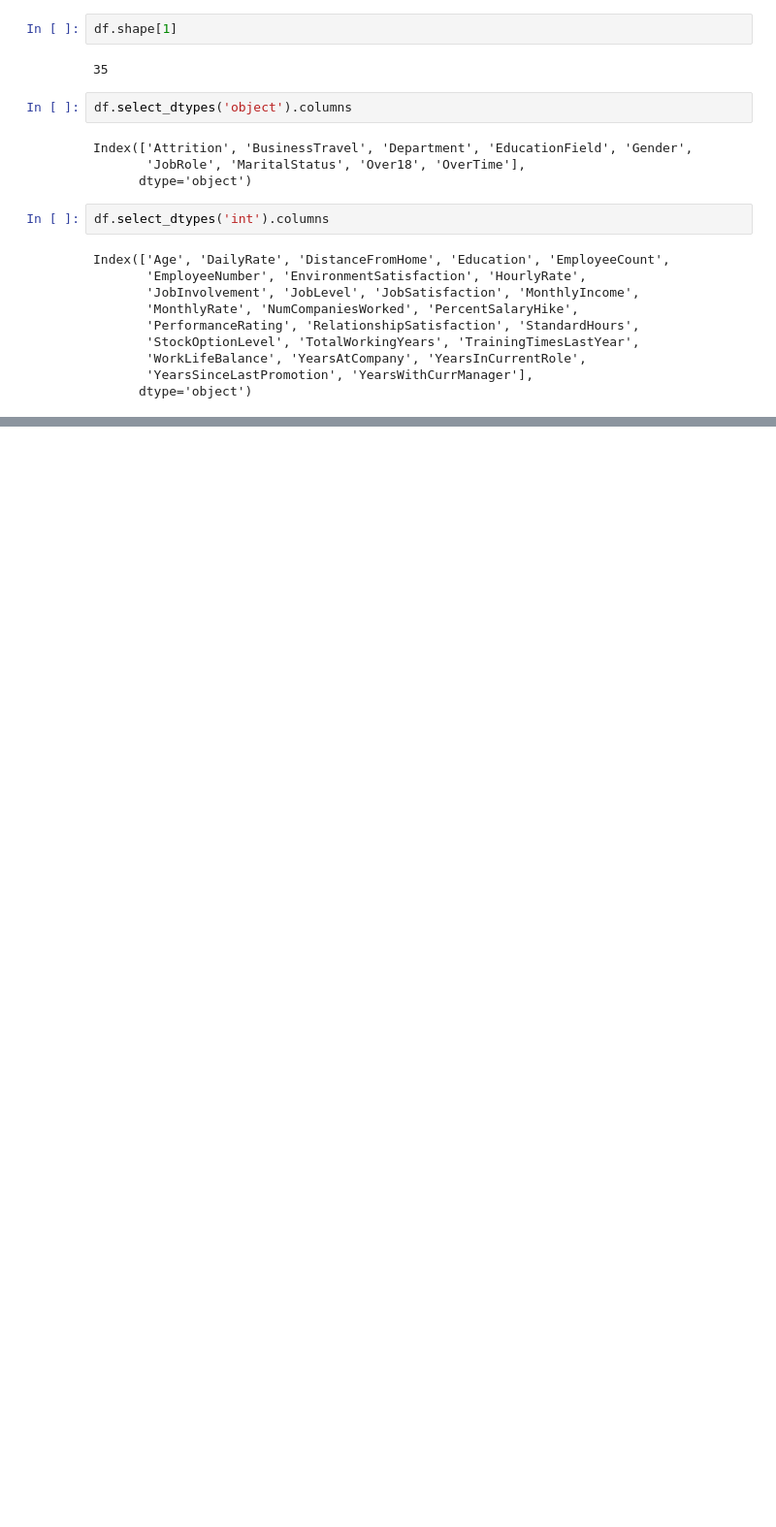
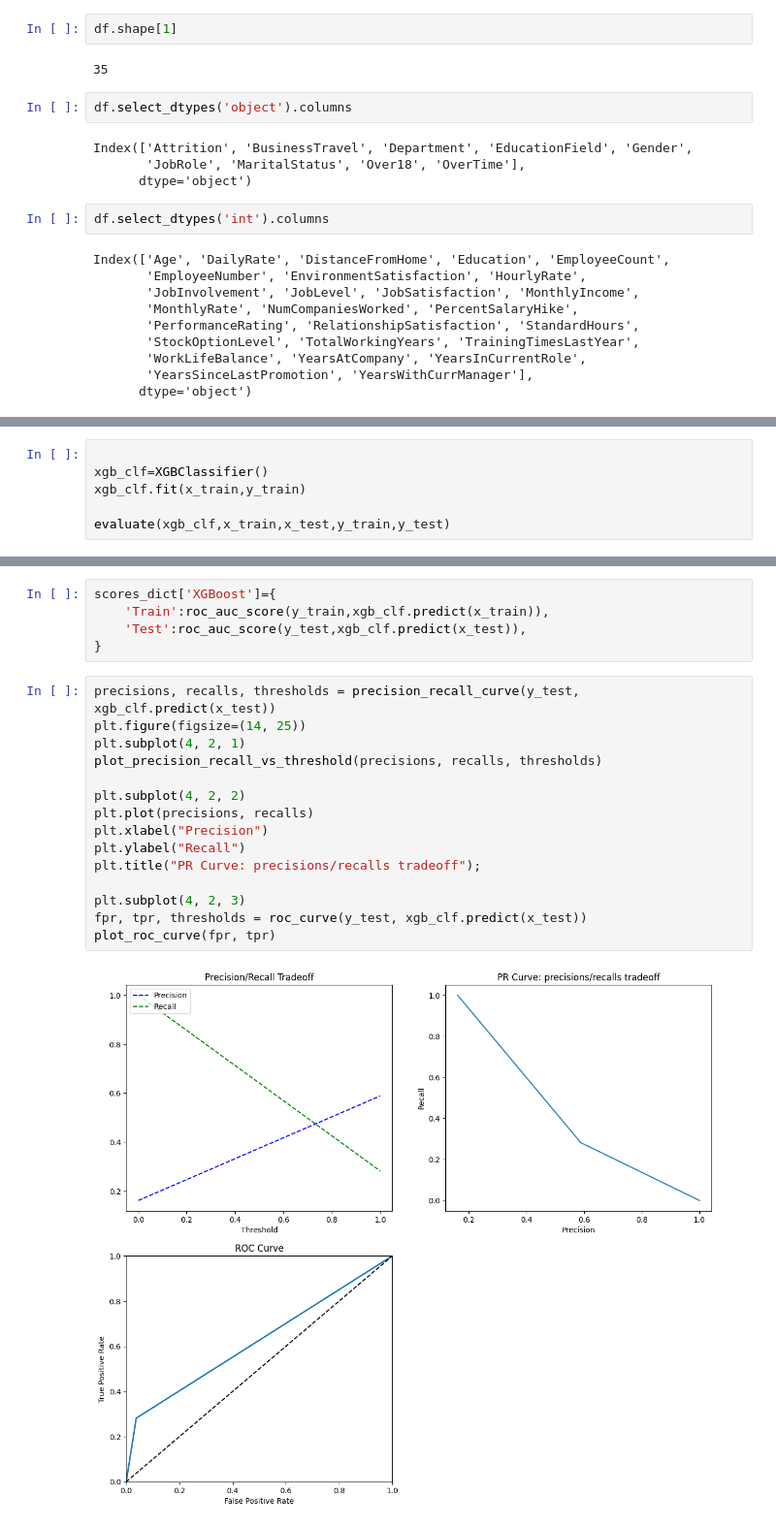
Before and after one commit to ritik944/-IBM_HR_Analytics_Employee_Attrition_Data_Analysis, a Jupyter notebook: IBM.ipynb, the cells around one changed output, grey strips where cells are left out. Shown at 97% size. Saved outputs shown, nothing was run; the diff lists cells and outputs as text; blank space fills up the shorter version.

```diff
--- a/IBM.ipynb
+++ b/IBM.ipynb
@@ -115,0 +555,6 @@ plt.show()
+# %%
+
+xgb_clf=XGBClassifier()
+xgb_clf.fit(x_train,y_train)
+
+evaluate(xgb_clf,x_train,x_test,y_train,y_test)
@@ -115,0 +579,22 @@ plt.show()
+# %%
+scores_dict['XGBoost']={
+    'Train':roc_auc_score(y_train,xgb_clf.predict(x_train)),
+    'Test':roc_auc_score(y_test,xgb_clf.predict(x_test)),
+}
+# %%
+precisions, recalls, thresholds = precision_recall_curve(y_test, xgb_clf.predict(x_test))
+plt.figure(figsize=(14, 25))
+plt.subplot(4, 2, 1)
+plot_precision_recall_vs_threshold(precisions, recalls, thresholds)
+
+plt.subplot(4, 2, 2)
+plt.plot(precisions, recalls)
+plt.xlabel("Precision")
+plt.ylabel("Recall")
+plt.title("PR Curve: precisions/recalls tradeoff");
+
+plt.subplot(4, 2, 3)
+fpr, tpr, thresholds = roc_curve(y_test, xgb_clf.predict(x_test))
+plot_roc_curve(fpr, tpr)
+# %% [output]
+[figure, added]
```
Also changed, not shown: parts of 58 cells of this notebook, 1 other file.
